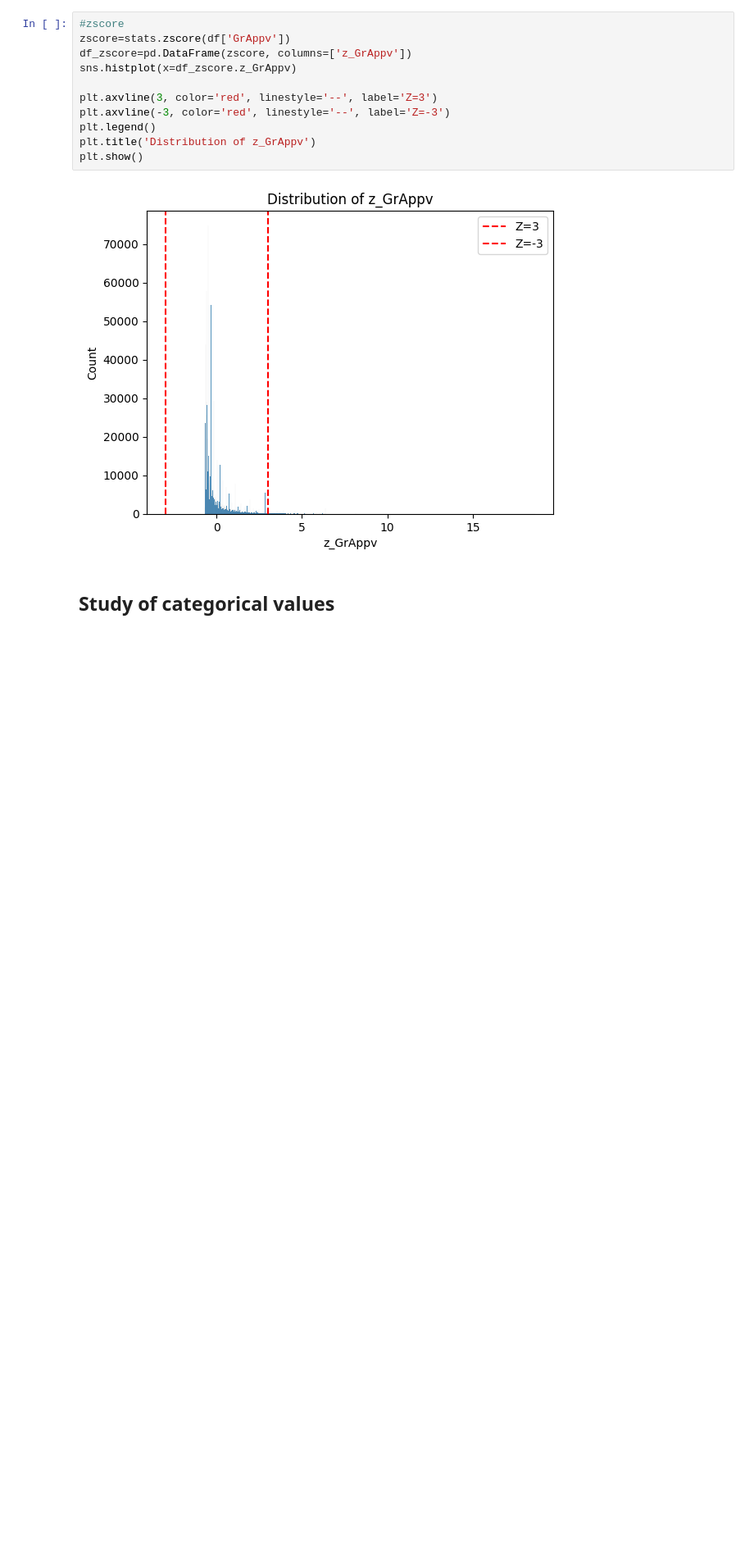
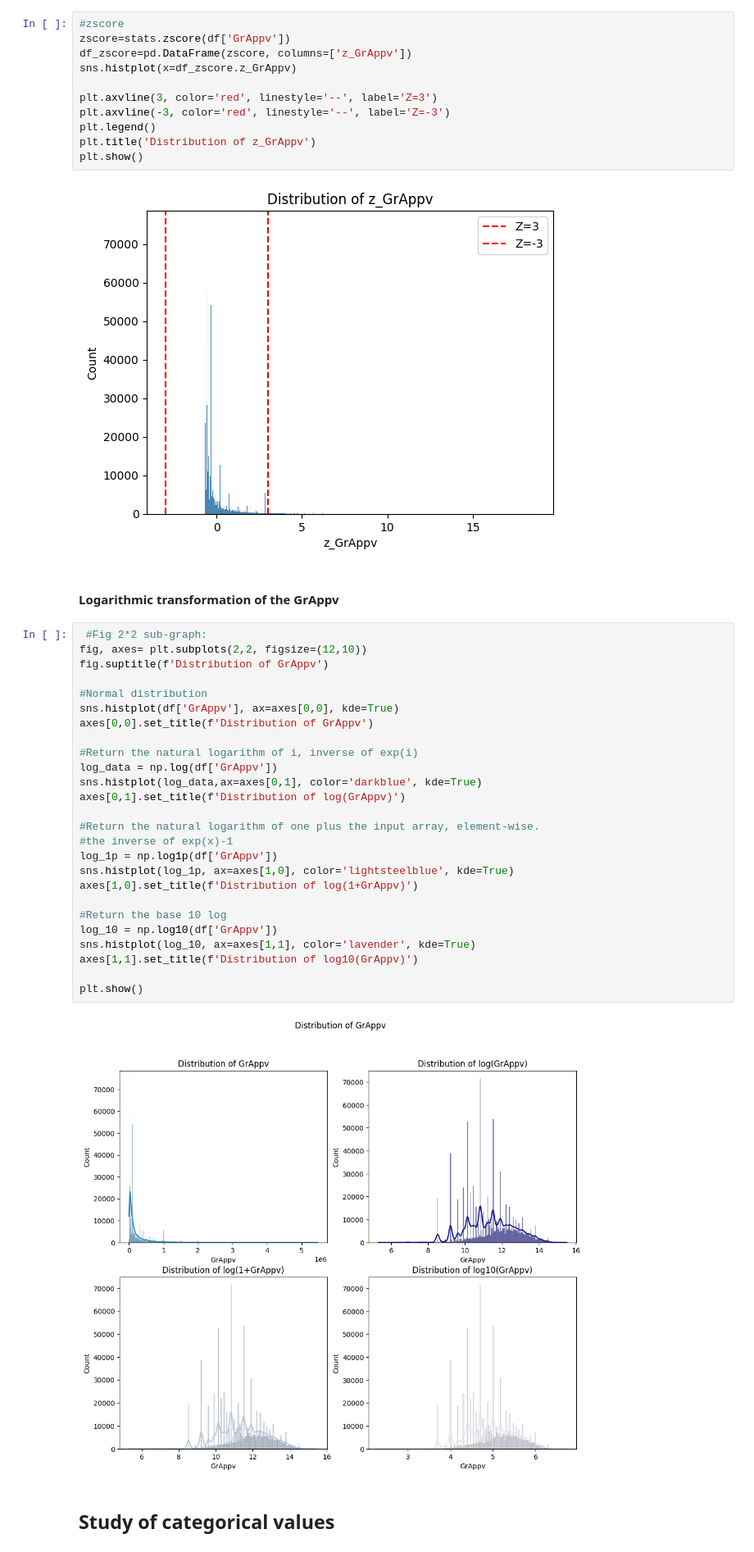
Before and after one commit to RaoufAddeche/Simplon_SBA-modelisation, a Jupyter notebook: visualization_datas.ipynb, the cells around one changed output. Shown at 82% size. Drawn from its saved outputs; the diff is of its cells as text; blank space fills up the shorter version.

```diff
--- a/visualization_datas.ipynb
+++ b/visualization_datas.ipynb
@@ -58,6 +57,36 @@ plt.title('Distribution of z_GrAppv')
 plt.show()
 # %% [output]
 [figure]
+# %% [markdown]
+#### Logarithmic transformation of the GrAppv
+# %%
+ #Fig 2*2 sub-graph:
+fig, axes= plt.subplots(2,2, figsize=(12,10))
+fig.suptitle(f'Distribution of GrAppv')
+
+#Normal distribution
+sns.histplot(df['GrAppv'], ax=axes[0,0], kde=True)
+axes[0,0].set_title(f'Distribution of GrAppv')
+
+#Return the natural logarithm of i, inverse of exp(i)
+log_data = np.log(df['GrAppv'])
+sns.histplot(log_data,ax=axes[0,1], color='darkblue', kde=True)
+axes[0,1].set_title(f'Distribution of log(GrAppv)')
+
+#Return the natural logarithm of one plus the input array, element-wise.
+#the inverse of exp(x)-1
+log_1p = np.log1p(df['GrAppv'])
+sns.histplot(log_1p, ax=axes[1,0], color='lightsteelblue', kde=True)
+axes[1,0].set_title(f'Distribution of log(1+GrAppv)')
+
+#Return the base 10 log
+log_10 = np.log10(df['GrAppv'])
+sns.histplot(log_10, ax=axes[1,1], color='lavender', kde=True)
+axes[1,1].set_title(f'Distribution of log10(GrAppv)')
+
+plt.show()
+# %% [output]
+[figure, added]
 # %% [markdown]
 ## Study of categorical values
 # %%
```
Also changed, not shown: parts of 17 cells of this notebook, 1 other file.
